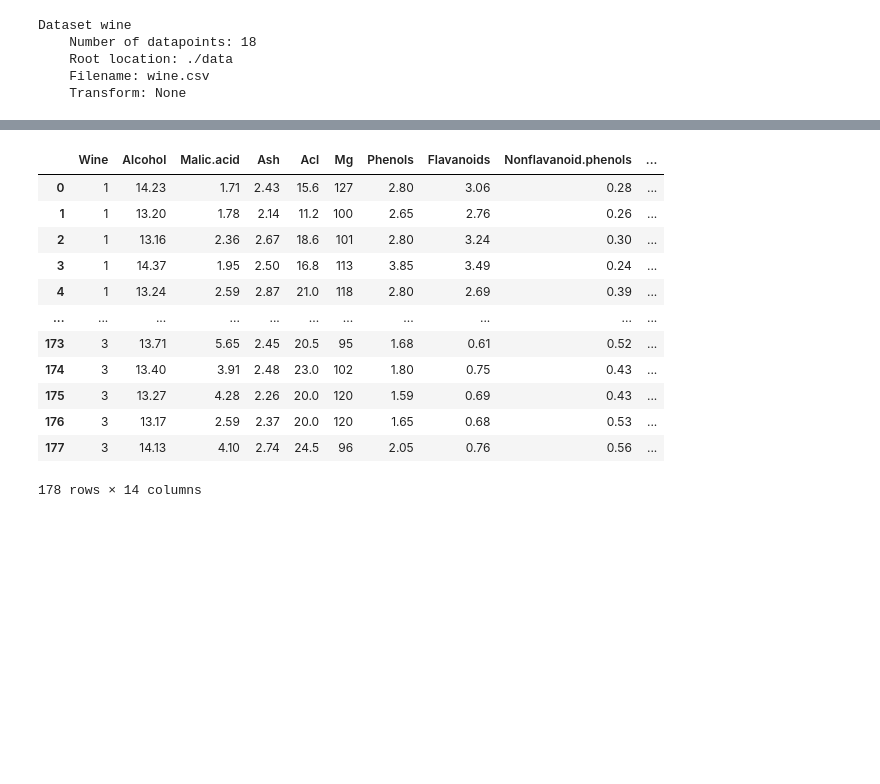
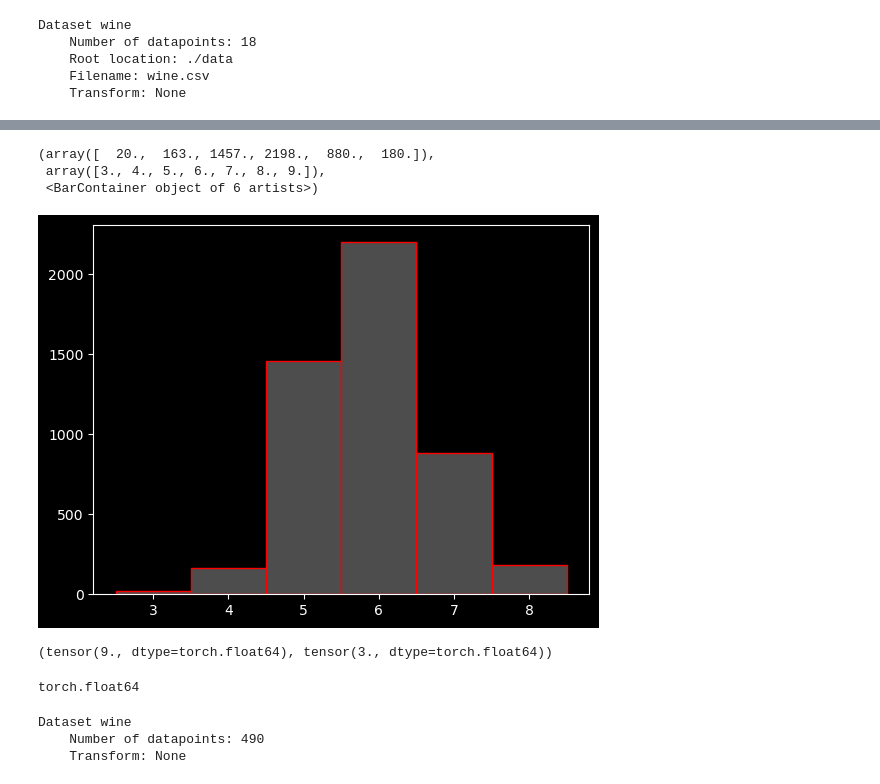
Before and after one commit to agentzero001/jupyter, a Jupyter notebook: Python_Libs/pytorch/processing/DataLoader.ipynb, the cells around one changed output, grey strips where cells are left out. Cells and saved outputs as stored; diff of their text form; code cells hidden in the pictures; blank space fills up the shorter version.

```diff
--- a/Python_Libs/pytorch/processing/DataLoader.ipynb
+++ b/Python_Libs/pytorch/processing/DataLoader.ipynb
@@ -6,6 +8,8 @@ from torch.utils.data import Dataset, DataLoader
 import numpy as np
 import math
 from sklearn.model_selection import train_test_split
+import matplotlib.pyplot as plt
+plt.style.use('dark_background')
 # %%
 class CustomDataset(Dataset):
     def __init__(self, name, root, filename, transform=None):
@@ -311,4 +348,4 @@ tensor(0) tensor(1.)
 # %%
 #next up is going to be the same class where its input will be a pandas DataFrame
 import pandas as pd
-df = pd.read_csv('data/wine.csv')
+df = pd.read_csv('data/winequality-white.csv', sep=';')
@@ -315,19 +374,11 @@ df = pd.read_csv('data/wine.csv')
 # %%
-df
+ys = df.values[:, -1]
+plt.hist(ys, bins=6, color='.3', histtype='bar', align='left', edgecolor='red')
 # %% [output]
-|  | Wine | Alcohol | Malic.acid | Ash | Acl | Mg | Phenols | Flavanoids | Nonflavanoid.phenols | ... |
-| 0 | 1 | 14.23 | 1.71 | 2.43 | 15.6 | 127 | 2.80 | 3.06 | 0.28 | ... |
-| 1 | 1 | 13.20 | 1.78 | 2.14 | 11.2 | 100 | 2.65 | 2.76 | 0.26 | ... |
-| 2 | 1 | 13.16 | 2.36 | 2.67 | 18.6 | 101 | 2.80 | 3.24 | 0.30 | ... |
-| 3 | 1 | 14.37 | 1.95 | 2.50 | 16.8 | 113 | 3.85 | 3.49 | 0.24 | ... |
-| 4 | 1 | 13.24 | 2.59 | 2.87 | 21.0 | 118 | 2.80 | 2.69 | 0.39 | ... |
-| ... | ... | ... | ... | ... | ... | ... | ... | ... | ... | ... |
-| 173 | 3 | 13.71 | 5.65 | 2.45 | 20.5 | 95 | 1.68 | 0.61 | 0.52 | ... |
-| 174 | 3 | 13.40 | 3.91 | 2.48 | 23.0 | 102 | 1.80 | 0.75 | 0.43 | ... |
-| 175 | 3 | 13.27 | 4.28 | 2.26 | 20.0 | 120 | 1.59 | 0.69 | 0.43 | ... |
-| 176 | 3 | 13.17 | 2.59 | 2.37 | 20.0 | 120 | 1.65 | 0.68 | 0.53 | ... |
-| 177 | 3 | 14.13 | 4.10 | 2.74 | 24.5 | 96 | 2.05 | 0.76 | 0.56 | ... |
-178 rows × 14 columns
+(array([  20.,  163., 1457., 2198.,  880.,  180.]),
+ array([3., 4., 5., 6., 7., 8., 9.]),
+ <BarContainer object of 6 artists>)
+[figure, added]
 # %%
 #next up is the class where its input gonna be a pandas DataFrame
 class CustomDataset(Dataset):
@@ -373,0 +426,14 @@ class CustomDataset(Dataset):
+# %%
+train_dataset.y.max(), train_dataset.y.min()
+# %% [output]
+(tensor(9., dtype=torch.float64), tensor(3., dtype=torch.float64))
+# %%
+train_dataset.x.dtype
+# %% [output]
+torch.float64
+# %%
+test_dataset
+# %% [output]
+Dataset wine
+    Number of datapoints: 490
+    Transform: None
```
Also changed, not shown: parts of 16 cells of this notebook, 12 other files.
